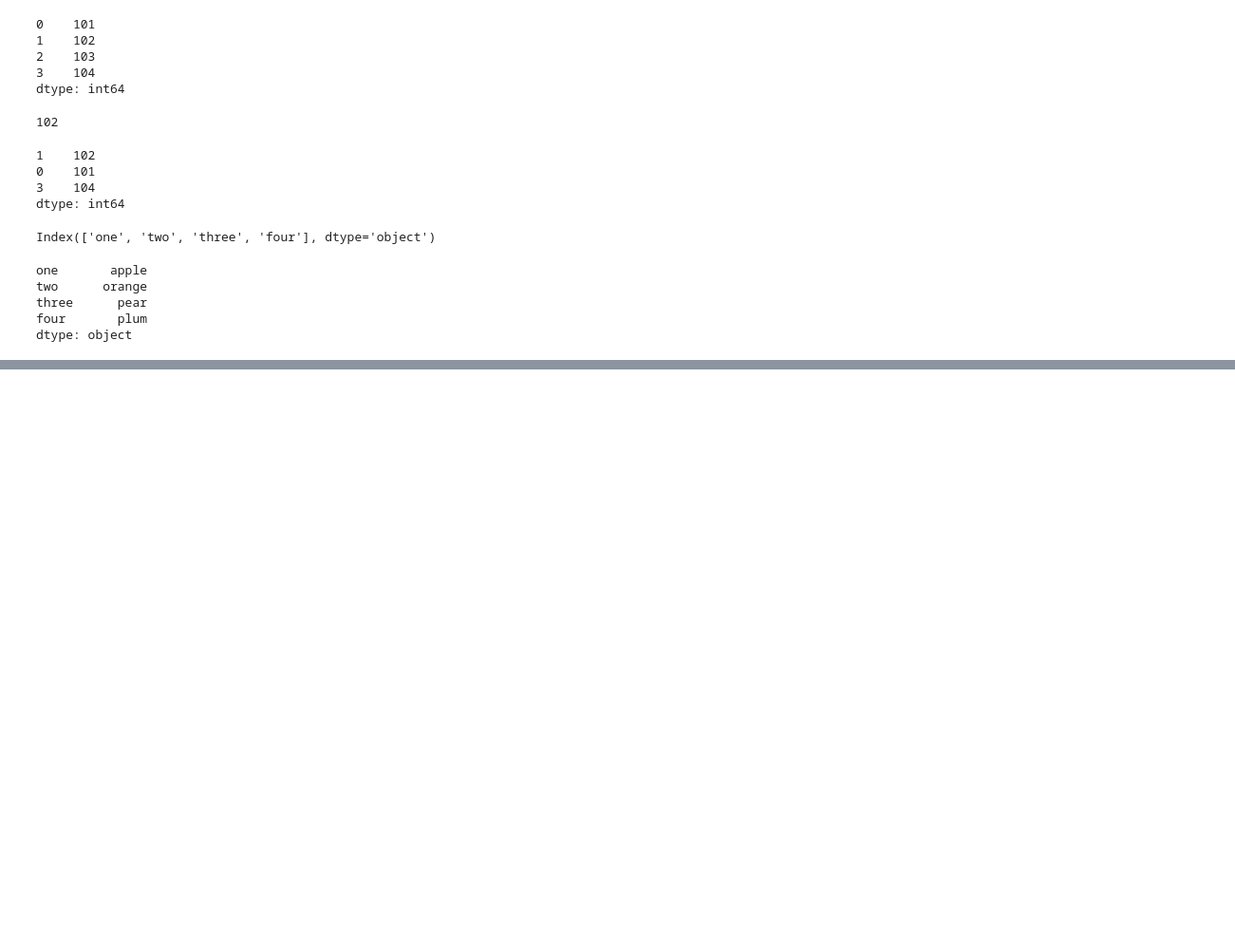
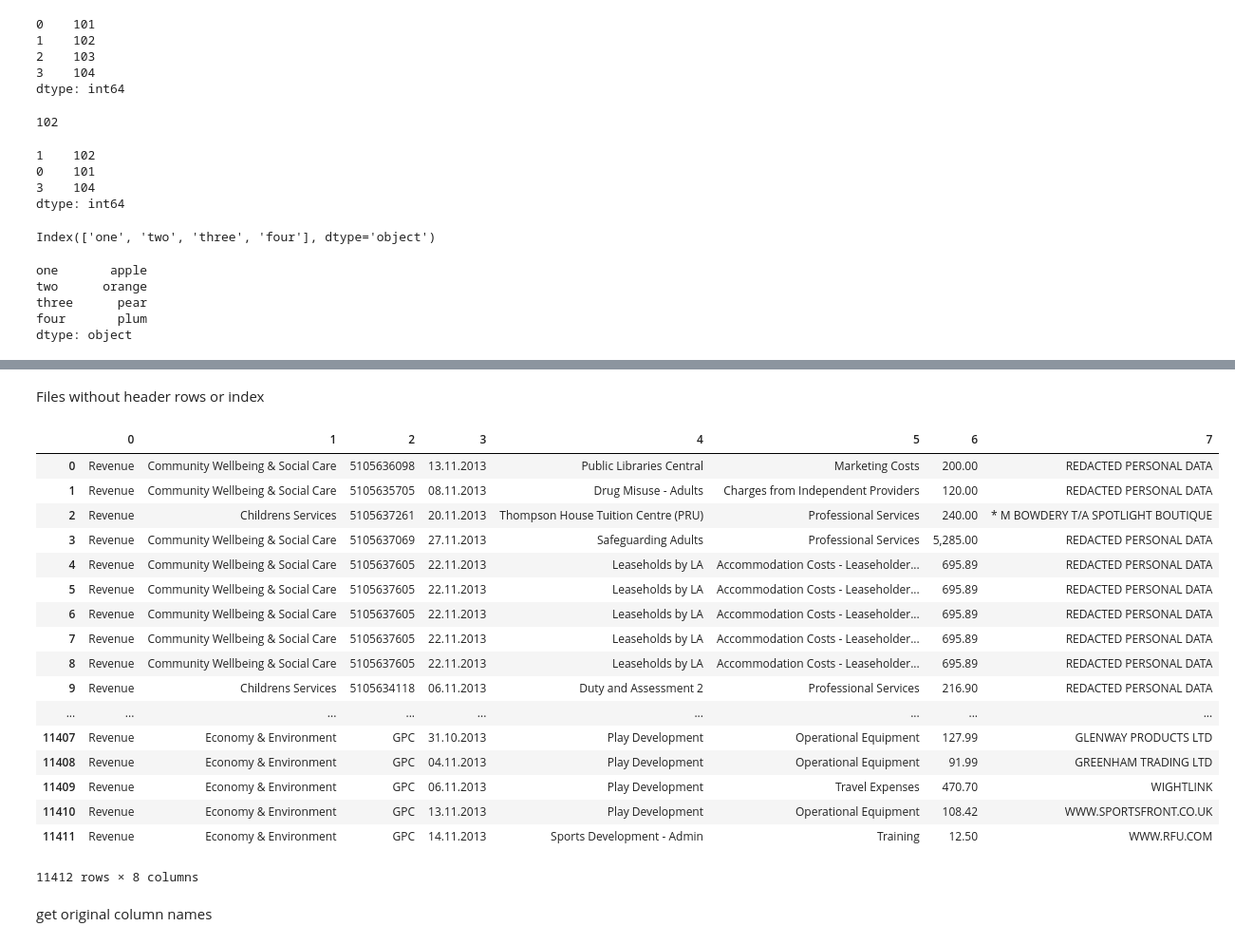
Before and after one commit to snowkuma/tm351-notebooks, a Jupyter notebook: Scratchpad.ipynb, the cells around one changed output, grey strips where cells are left out. Shown at 95% size. Drawn from its saved outputs; the diff is of its cells as text; code cells hidden in the pictures; blank space fills up the shorter version.

Commit message:
finished working through P2 notebooks - TODO tidy up my scatchpad

```diff
--- a/Scratchpad.ipynb
+++ b/Scratchpad.ipynb
@@ -122,0 +243,6 @@ dtype: object
+# %%
+url = 'http://www.iwight.com/documentlibrary/download/november-2013-transparency-data-csv'
+
+import requests
+resp = requests.get(url)
+resp.content[:103]
@@ -122,0 +257,3 @@ dtype: object
+# %%
+csvfromweb = pd.read_csv(url, encoding = 'windows-1252')
+csvfromweb.head(5)
@@ -122,0 +280,26 @@ dtype: object
+# %% [markdown]
+Files without header rows or index
+# %%
+csvfromweb.to_csv('TM351_part_02_notebooks/data/iwCouncilSpending/csvfromweb_unheaded.csv', index=False, header=False)
+pd.read_csv('TM351_part_02_notebooks/data/iwCouncilSpending/csvfromweb_unheaded.csv', header=None)
+# %% [output]
+|  | 0 | 1 | 2 | 3 | 4 | 5 | 6 | 7 |
+| 0 | Revenue | Community Wellbeing & Social Care | 5105636098 | 13.11.2013 | Public Libraries Central | Marketing Costs | 200.00 | REDACTED PERSONAL DATA |
+| 1 | Revenue | Community Wellbeing & Social Care | 5105635705 | 08.11.2013 | Drug Misuse - Adults | Charges from Independent Providers | 120.00 | REDACTED PERSONAL DATA |
+| 2 | Revenue | Childrens Services | 5105637261 | 20.11.2013 | Thompson House Tuition Centre (PRU) | Professional Services | 240.00 | * M BOWDERY T/A SPOTLIGHT BOUTIQUE |
+| 3 | Revenue | Community Wellbeing & Social Care | 5105637069 | 27.11.2013 | Safeguarding Adults | Professional Services | 5,285.00 | REDACTED PERSONAL DATA |
+| 4 | Revenue | Community Wellbeing & Social Care | 5105637605 | 22.11.2013 | Leaseholds by LA | Accommodation Costs - Leaseholder... | 695.89 | REDACTED PERSONAL DATA |
+| 5 | Revenue | Community Wellbeing & Social Care | 5105637605 | 22.11.2013 | Leaseholds by LA | Accommodation Costs - Leaseholder... | 695.89 | REDACTED PERSONAL DATA |
+| 6 | Revenue | Community Wellbeing & Social Care | 5105637605 | 22.11.2013 | Leaseholds by LA | Accommodation Costs - Leaseholder... | 695.89 | REDACTED PERSONAL DATA |
+| 7 | Revenue | Community Wellbeing & Social Care | 5105637605 | 22.11.2013 | Leaseholds by LA | Accommodation Costs - Leaseholder... | 695.89 | REDACTED PERSONAL DATA |
+| 8 | Revenue | Community Wellbeing & Social Care | 5105637605 | 22.11.2013 | Leaseholds by LA | Accommodation Costs - Leaseholder... | 695.89 | REDACTED PERSONAL DATA |
+| 9 | Revenue | Childrens Services | 5105634118 | 06.11.2013 | Duty and Assessment 2 | Professional Services | 216.90 | REDACTED PERSONAL DATA |
+| ... | ... | ... | ... | ... | ... | ... | ... | ... |
+| 11407 | Revenue | Economy & Environment | GPC | 31.10.2013 | Play Development | Operational Equipment | 127.99 | GLENWAY PRODUCTS LTD |
+| 11408 | Revenue | Economy & Environment | GPC | 04.11.2013 | Play Development | Operational Equipment | 91.99 | GREENHAM TRADING LTD |
+| 11409 | Revenue | Economy & Environment | GPC | 06.11.2013 | Play Development | Travel Expenses | 470.70 | WIGHTLINK |
+| 11410 | Revenue | Economy & Environment | GPC | 13.11.2013 | Play Development | Operational Equipment | 108.42 | WWW.SPORTSFRONT.CO.UK |
+| 11411 | Revenue | Economy & Environment | GPC | 14.11.2013 | Sports Development - Admin | Training | 12.50 | WWW.RFU.COM |
+11412 rows × 8 columns
+# %% [markdown]
+get original column names
```
Also changed, not shown: parts of 30 cells of this notebook, 19 other files.
